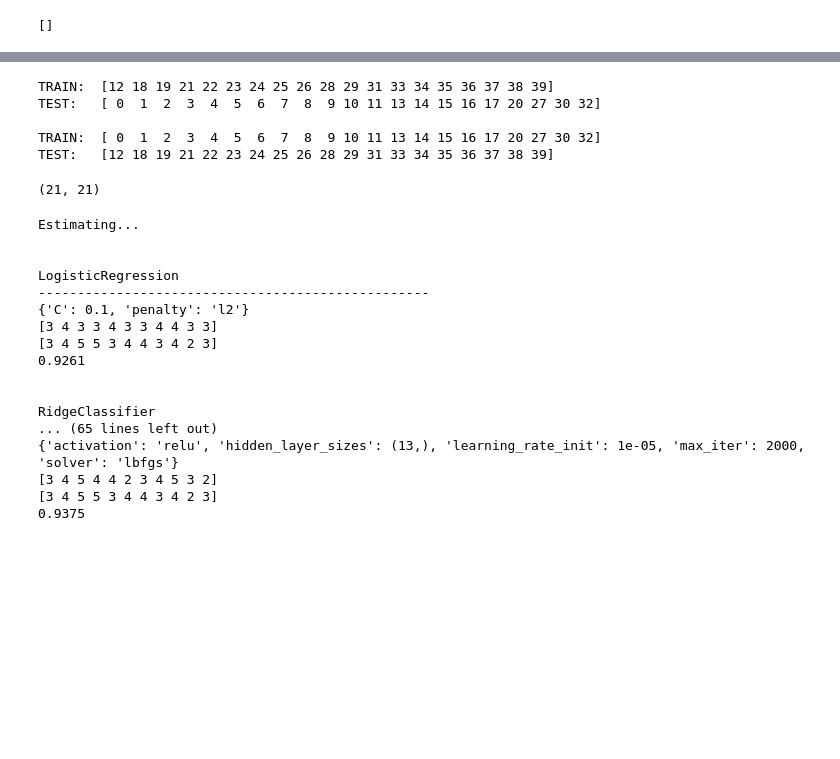
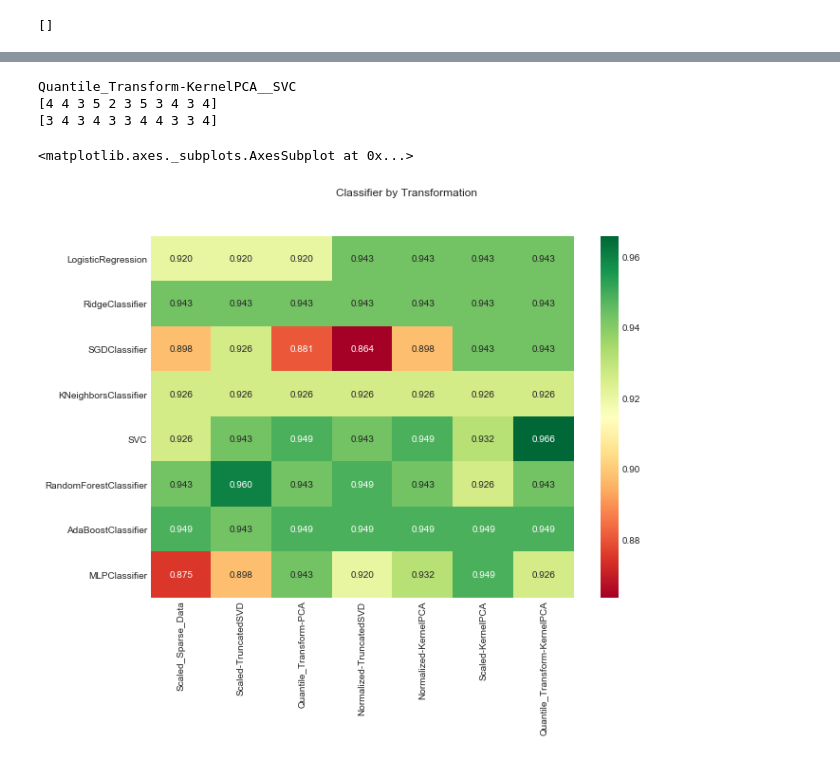
Before and after one commit to liebscher/Reading-Insights, a Jupyter notebook: exploration.ipynb, the cells around one changed output, grey strips where cells are left out. Saved outputs shown, nothing was run; the diff lists cells and outputs as text; code cells hidden in the pictures; blank space fills up the shorter version.

```diff
--- a/exploration.ipynb
+++ b/exploration.ipynb
@@ -277,0 +304,10 @@ AdaBoostClassifier score for Quantile Transform KernelPCA:
+# %%
+sets = {
+    'Scaled_Sparse_Data': scaled_sparse_data_numeric,
+    'Scaled-TruncatedSVD': tsvd_decomp,
+    'Quantile_Transform-PCA': pca_decomp,
+    'Normalized-TruncatedSVD': norm_tsvd_decomp,
+    'Normalized-KernelPCA': norm_kpca_decomp,
+    'Scaled-KernelPCA': kpca_s_decomp,
+    'Quantile_Transform-KernelPCA': kpca_qt_decomp
+}
@@ -283,18 +420,0 @@ X_train, X_test, y_train, y_test = train_test_split(X, y, test_size=0.2, stratif
-# %%
-from sklearn.model_selection import StratifiedKFold
-
-skf = StratifiedKFold(n_splits=2)
-
-for train_index, test_index in skf.split(X_train, y_train):
-   print('TRAIN:\t{}\nTEST:\t{}\n'.format(train_index,test_index))
-   a, c = X_train[train_index], X_train[test_index]
-   b, d = y_train[train_index], y_train[test_index]
-
-(len(train_index), len(b))
-# %% [output]
-TRAIN:  [12 18 19 21 22 23 24 25 26 28 29 31 33 34 35 36 37 38 39]
-TEST:   [ 0  1  2  3  4  5  6  7  8  9 10 11 13 14 15 16 17 20 27 30 32]
-
-TRAIN:  [ 0  1  2  3  4  5  6  7  8  9 10 11 13 14 15 16 17 20 27 30 32]
-TEST:   [12 18 19 21 22 23 24 25 26 28 29 31 33 34 35 36 37 38 39]
-(21, 21)
@@ -366,46 +421,37 @@ for key in models.keys():
 # %%
-print('Estimating...\n\n')
-
 def mean_squared_classifier(y_true, y_pred):
     sqr_sum = 0
     for y0, y1 in zip(y_pred, y_true):
-        y0 = (y0 - 1)/4
-        y1 = (y1 - 1)/4
+        y0 = (y0 - 1) / 4
+        y1 = (y1 - 1) / 4
 
         sqr_sum += pow(y1 - y0, 2)
 
-    return 1-sqr_sum/len(y_true)
+    return 1 - sqr_sum / len(y_true)
 
 scorer = make_scorer(mean_squared_classifier, greater_is_better=True)
 
+results = pd.DataFrame(0, index=models, columns=sets.keys())
+
 for search in searches:
 
-    clf = models[search]
+    set, model = search.split('__')
+
+    clf = models[model]
     clf.set_params(**searches[search].best_params_)
     clf.fit(X_train, y_train)
 
-    print('{}\n{}\n{}\n{}\n{}\n{:.4f}\n\n'.format(
-        search,
-        '-'*50,
-        searches[search].best_params_,
-        clf.predict(X_test),
-        y_test,
-        scorer(clf, X_test, y_test)))
+    if search in 'Quantile_Transform-KernelPCA__SVC':
+        print('{}\n{}\n{}'.format(search, y_test, clf.predict(X_test)))
+
+    results.loc[model, set] += scorer(clf, X_test, y_test)
+
+plt.figure(figsize=(10, 7))
+plt.suptitle('Classifier by Transformation')
+sns.heatmap(results, annot=True, fmt="0.3f", cmap='RdYlGn')
 # %% [output]
-Estimating...
-
-
-LogisticRegression
---------------------------------------------------
-{'C': 0.1, 'penalty': 'l2'}
-[3 4 3 3 4 3 3 4 4 3 3]
-[3 4 5 5 3 4 4 3 4 2 3]
-0.9261
-
-
-RidgeClassifier
-... (65 lines left out)
-{'activation': 'relu', 'hidden_layer_sizes': (13,), 'learning_rate_init': 1e-05, 'max_iter': 2000, 'solver': 'lbfgs'}
-[3 4 5 4 4 2 3 4 5 3 2]
-[3 4 5 5 3 4 4 3 4 2 3]
-0.9375
+Quantile_Transform-KernelPCA__SVC
+[4 4 3 5 2 3 5 3 4 3 4]
+[3 4 3 4 3 3 4 4 3 3 4]
+<matplotlib.axes._subplots.AxesSubplot at 0x...>
+[figure, added]
```
Also changed, not shown: parts of 13 cells of this notebook.
